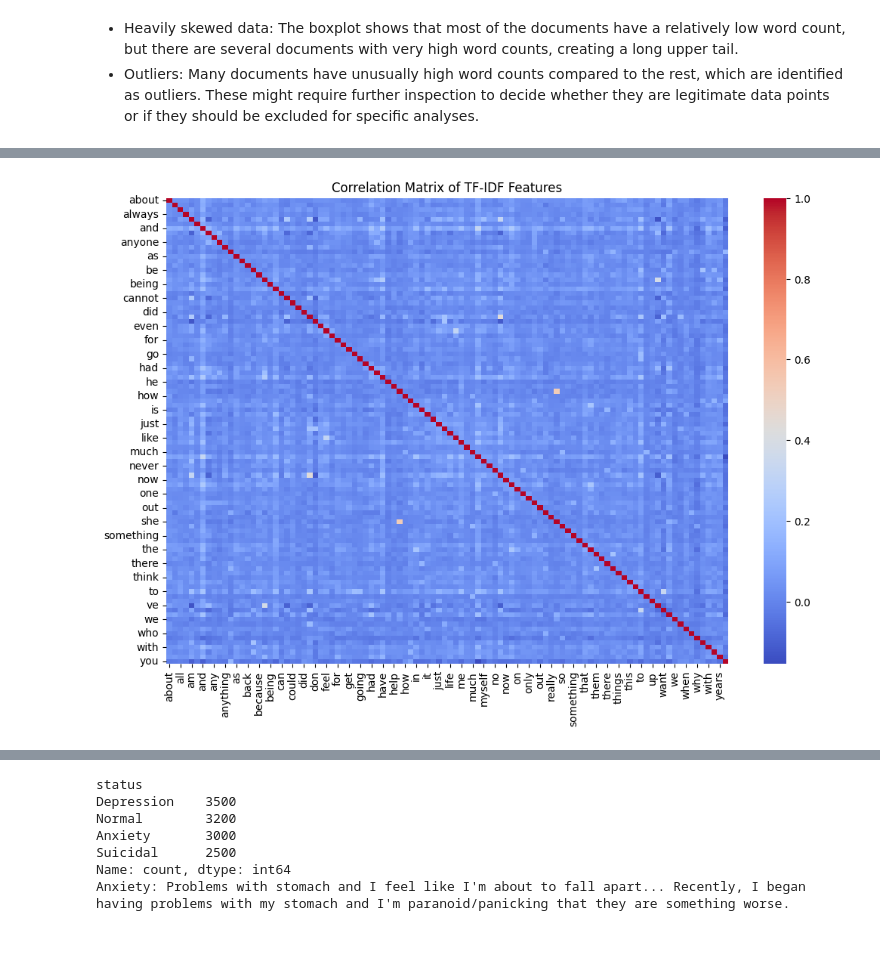
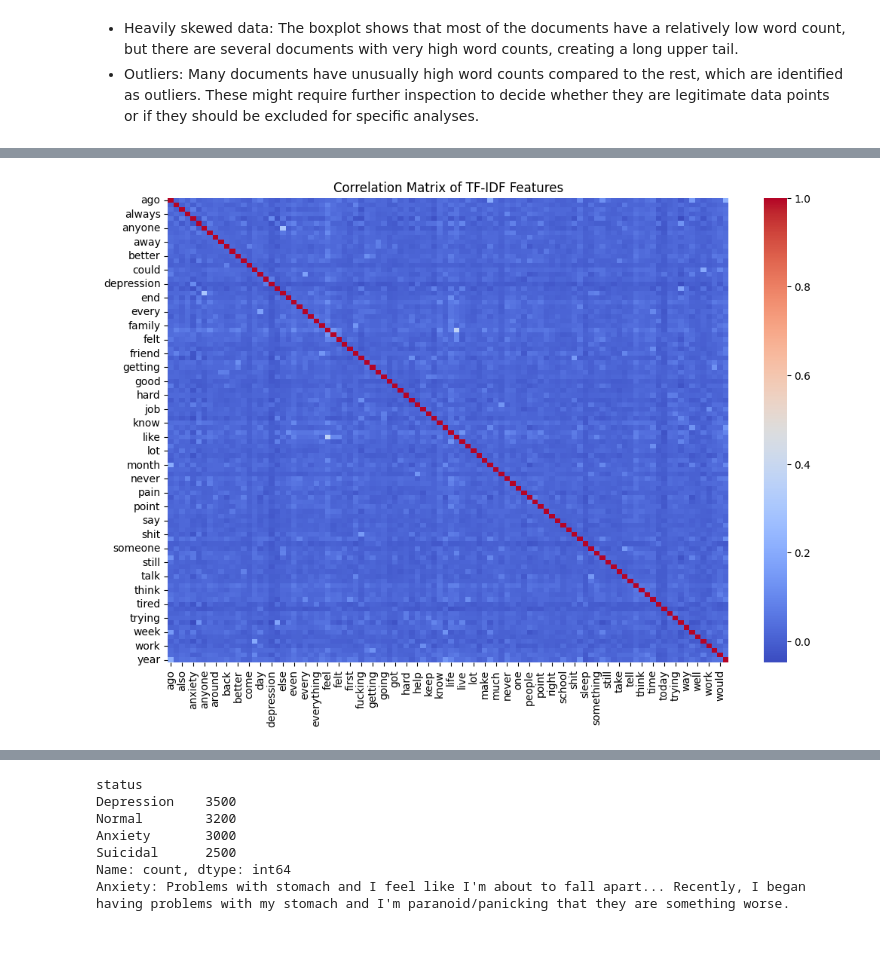
Before and after one commit to shivani-202/Biomedical-Document-Classification, a Jupyter notebook: dataset02.ipynb, the cells around one changed output, grey strips where cells are left out. Cells and saved outputs as stored; diff of their text form; code cells hidden in the pictures.

```diff
--- a/dataset02.ipynb
+++ b/dataset02.ipynb
@@ -5,6 +5,6 @@ import pandas as pd
 import numpy as np
 import matplotlib.pyplot as plt
 import seaborn as sns
-df = pd.read_csv('/content/balanced_dataset.csv')
+df = pd.read_csv('/content/mentalhealthdocs.csv')
 df.head()
 # %% [output]
@@ -246,0 +261,24 @@ Trimmed Standard Deviation: 88.55153101359696
+# %%
+import nltk
+nltk.download('punkt')
+nltk.download('stopwords')
+nltk.download('wordnet')
+from nltk.corpus import stopwords
+from nltk.stem import WordNetLemmatizer
+from nltk.tokenize import word_tokenize
+
+# Initialize lemmatizer and stop words
+lemmatizer = WordNetLemmatizer()
+stop_words = set(stopwords.words('english'))
+
+def preprocess_statement(statement):
+    # Convert to lowercase, tokenize, remove punctuation and stopwords, and lemmatize
+    tokens = word_tokenize(statement.lower())
+    tokens = [lemmatizer.lemmatize(token) for token in tokens if token.isalnum() and token not in stop_words]
+    return ' '.join(tokens)
+
+# Apply preprocessing to the 'statement' column and create a new 'processed_statement' column
+df_cleaned['processed_statement'] = df_cleaned['statement'].apply(preprocess_statement)
+
+# Display first few rows of 'statement' and 'processed_statement' columns
+print(df_cleaned[['statement', 'processed_statement']].head())
@@ -247,24 +370,24 @@ Trimmed Standard Deviation: 88.55153101359696
 # %%
 from sklearn.feature_extraction.text import TfidfVectorizer
 import pandas as pd
 import seaborn as sns
 import matplotlib.pyplot as plt
 
 
 # Apply TF-IDF vectorization
 tfidf = TfidfVectorizer(max_features=100)  # Limit to top 100 features (words)
-tfidf_matrix = tfidf.fit_transform(df['statement'])
+tfidf_matrix = tfidf.fit_transform(df_cleaned['processed_statement'])
 
 # Convert the TF-IDF matrix into a DataFrame
 tfidf_df = pd.DataFrame(tfidf_matrix.toarray(), columns=tfidf.get_feature_names_out())
 
 # Compute the correlation matrix
 correlation_matrix = tfidf_df.corr()
 
 # Plot the correlation heatmap
 plt.figure(figsize=(12, 8))
 sns.heatmap(correlation_matrix, annot=False, cmap='coolwarm')
 plt.title('Correlation Matrix of TF-IDF Features')
 plt.show()
 # %% [output]
-[figure, old version]
+[figure, new version]
```
Also changed, not shown: parts of 20 cells of this notebook.
